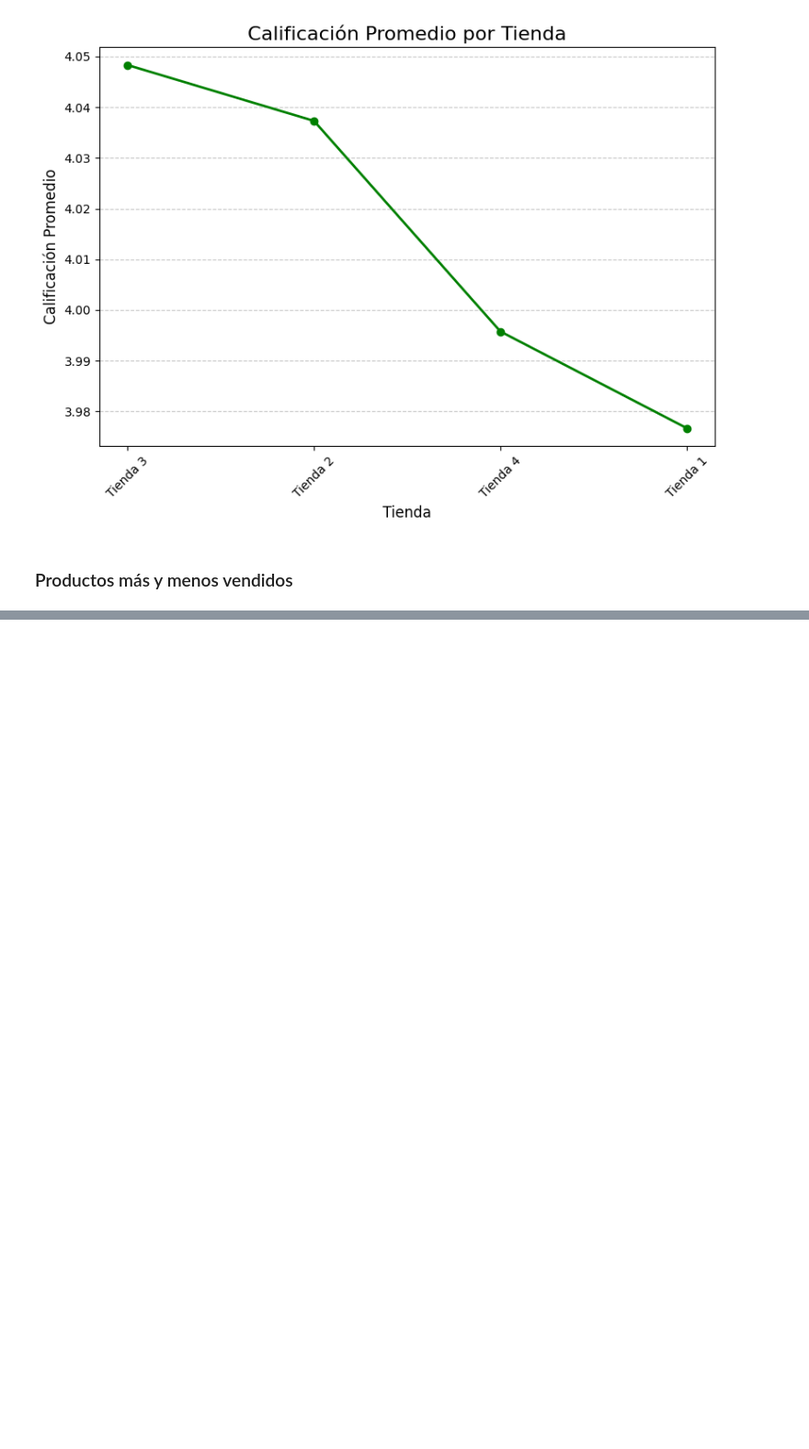
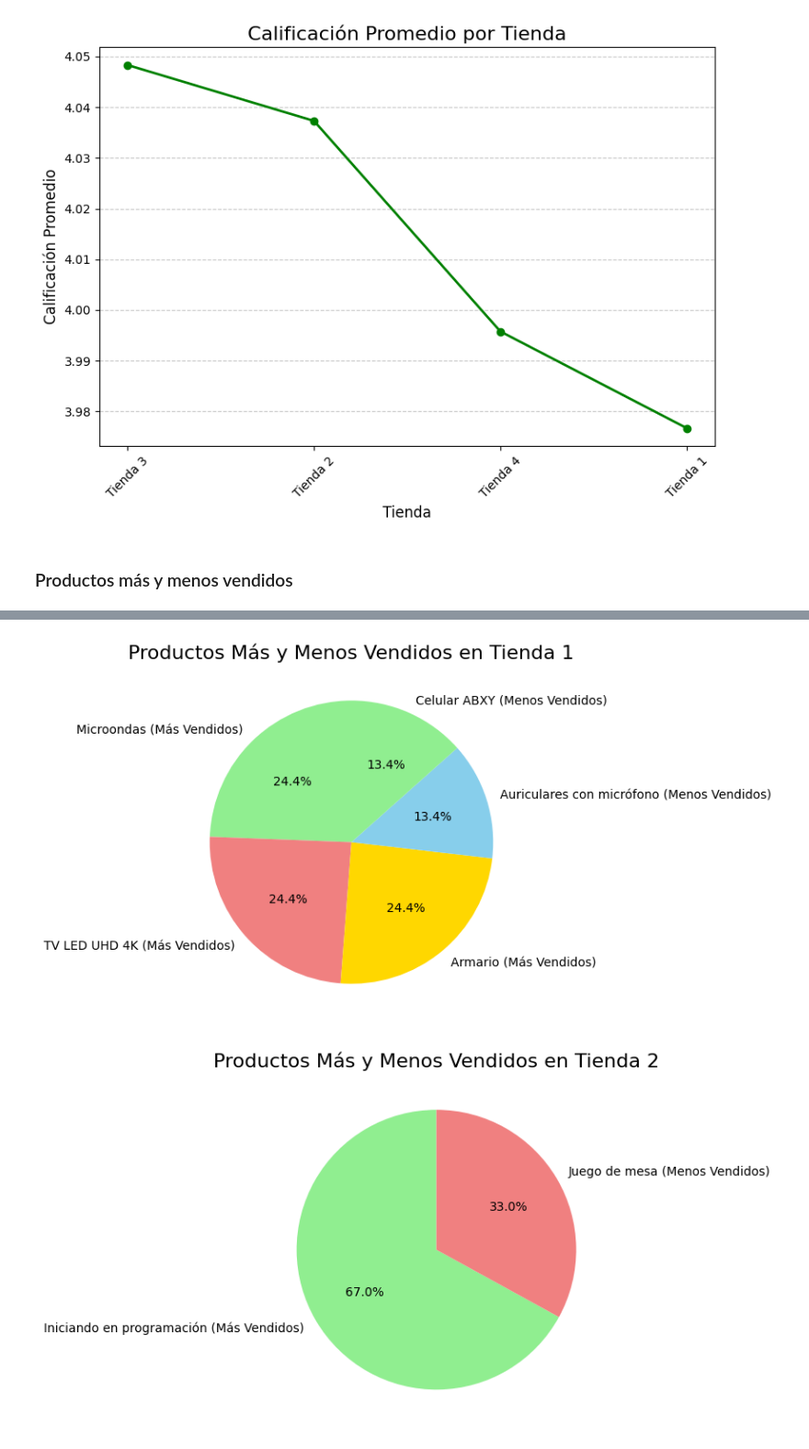
Before and after one commit to ddk1902/Data_Analyst_Challeng1, a Jupyter notebook: AluraStoreLatam.ipynb, the cells around one changed output, grey strips where cells are left out. Shown at 92% size. Drawn from its saved outputs; the diff is of its cells as text; code cells hidden in the pictures; blank space fills up the shorter version.

```diff
--- a/AluraStoreLatam.ipynb
+++ b/AluraStoreLatam.ipynb
@@ -415,2 +394,38 @@ graficar_productos_mas_y_menos_vendidos_vertical(mas_vendidos_tienda4, menos_ven
-# %% [markdown]
-###
+# %%
+# Función para graficar un gráfico circular
+def graficar_circular(mas_vendidos, menos_vendidos, tienda_nombre):
+    # Combinar los datos de más y menos vendidos
+    datos_grafico = pd.concat([
+        mas_vendidos.assign(Tipo='Más Vendidos'),
+        menos_vendidos.assign(Tipo='Menos Vendidos')
+    ])
+
+    # Extraer los nombres de los productos y las cantidades de ventas
+    etiquetas = datos_grafico['Producto'] + ' (' + datos_grafico['Tipo'] + ')'
+    valores = datos_grafico['Total Ventas']
+
+    # Crear el gráfico circular
+    plt.figure(figsize=(8, 8))
+    plt.pie(
+        valores,
+        labels=etiquetas,
+        autopct='%1.1f%%',  # Mostrar porcentajes
+        startangle=90,      # Ángulo inicial
+        colors=['lightgreen', 'lightcoral', 'gold', 'skyblue']  # Colores personalizados
+    )
+
+    # Personalizar el gráfico
+    plt.title(f'Productos Más y Menos Vendidos en {tienda_nombre}', fontsize=16)
+
+    # Mostrar el gráfico
+    plt.tight_layout()
+    plt.show()
+
+# Graficar para cada tienda
+graficar_circular(mas_vendidos_tienda1, menos_vendidos_tienda1, 'Tienda 1')
+graficar_circular(mas_vendidos_tienda2, menos_vendidos_tienda2, 'Tienda 2')
+graficar_circular(mas_vendidos_tienda3, menos_vendidos_tienda3, 'Tienda 3')
+graficar_circular(mas_vendidos_tienda4, menos_vendidos_tienda4, 'Tienda 4')
+# %% [output]
+[figure, added]
+[figure, added]
```
Also changed, not shown: parts of 7 cells of this notebook.
